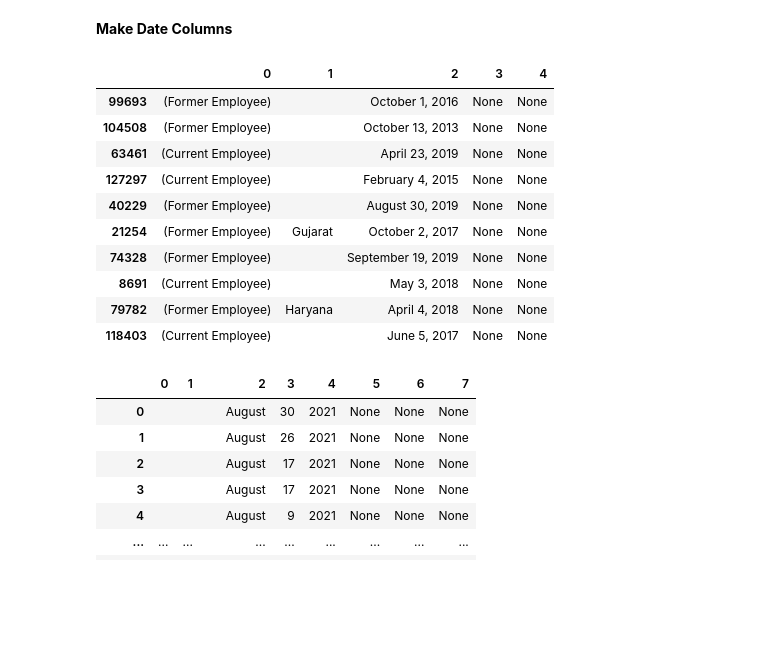
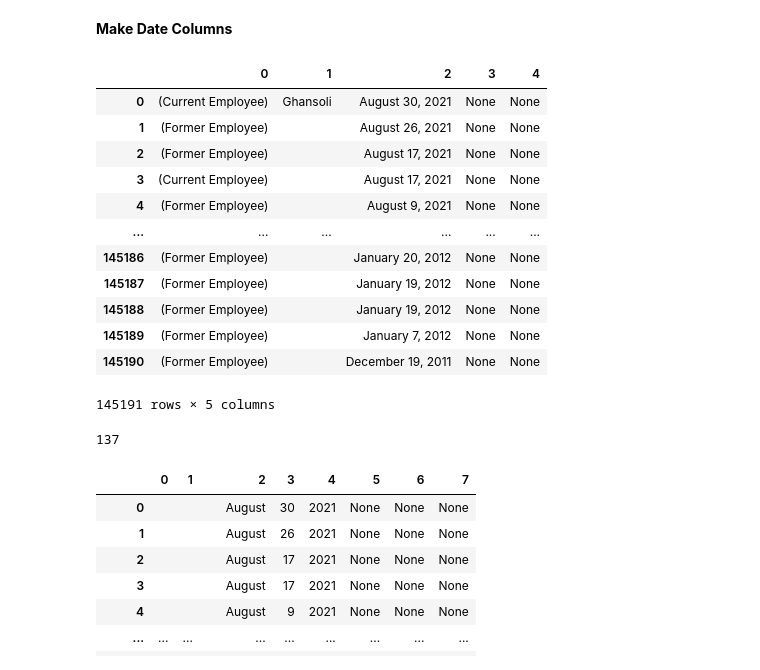
Before and after one commit to ReynaraEzra/Employer-Review, a Jupyter notebook: Employer Review Prediction.ipynb, the cells around one changed output. Cells and saved outputs as stored; diff of their text form; code cells hidden in the pictures; blank space fills up the shorter version.

```diff
--- a/Employer Review Prediction.ipynb
+++ b/Employer Review Prediction.ipynb
@@ -188,19 +197,26 @@ df.head()
 # %% [markdown]
 **Make Date Columns**
 # %%
-df['ReviewDetails'].str.split('-', expand=True).sample(10)
+dummy = df['ReviewDetails'].str.split('-', expand=True)
+dummy
 # %% [output]
 |  | 0 | 1 | 2 | 3 | 4 |
-| 99693 | (Former Employee) |  | October 1, 2016 | None | None |
-| 104508 | (Former Employee) |  | October 13, 2013 | None | None |
-| 63461 | (Current Employee) |  | April 23, 2019 | None | None |
-| 127297 | (Current Employee) |  | February 4, 2015 | None | None |
-| 40229 | (Former Employee) |  | August 30, 2019 | None | None |
-| 21254 | (Former Employee) | Gujarat | October 2, 2017 | None | None |
-| 74328 | (Former Employee) |  | September 19, 2019 | None | None |
-| 8691 | (Current Employee) |  | May 3, 2018 | None | None |
-| 79782 | (Former Employee) | Haryana | April 4, 2018 | None | None |
-| 118403 | (Current Employee) |  | June 5, 2017 | None | None |
+| 0 | (Current Employee) | Ghansoli | August 30, 2021 | None | None |
+| 1 | (Former Employee) |  | August 26, 2021 | None | None |
+| 2 | (Former Employee) |  | August 17, 2021 | None | None |
+| 3 | (Current Employee) |  | August 17, 2021 | None | None |
+| 4 | (Former Employee) |  | August 9, 2021 | None | None |
+| ... | ... | ... | ... | ... | ... |
+| 145186 | (Former Employee) |  | January 20, 2012 | None | None |
+| 145187 | (Former Employee) |  | January 19, 2012 | None | None |
+| 145188 | (Former Employee) |  | January 19, 2012 | None | None |
+| 145189 | (Former Employee) |  | January 7, 2012 | None | None |
+| 145190 | (Former Employee) |  | December 19, 2011 | None | None |
+145191 rows × 5 columns
+# %%
+dummy[3].nunique()
+# %% [output]
+137
 # %%
 dummy = df['ReviewDetails'].str.split('-', expand=True)
 dummy = dummy[2]
```
Also changed, not shown: parts of 4 cells of this notebook.
